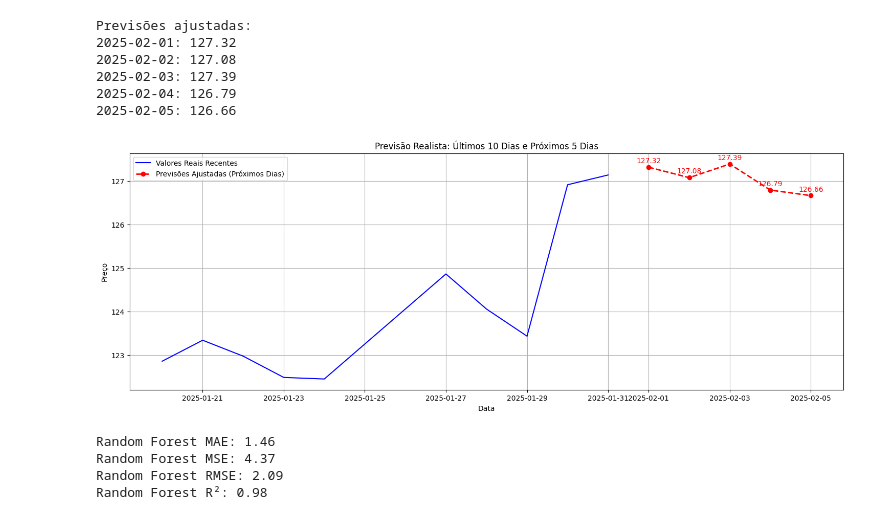
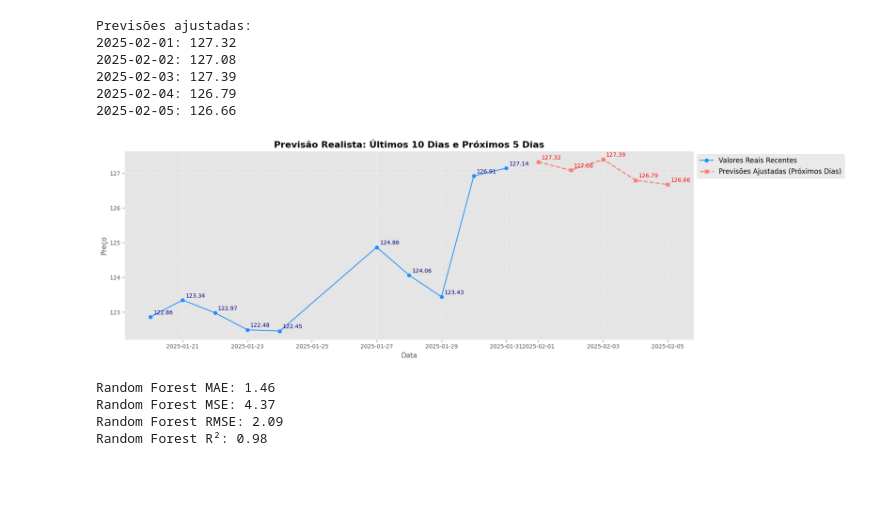
Before and after one commit to laribar/TechChallenge2, a Jupyter notebook: TechChallenge2.ipynb, the cells around one changed output. Saved outputs shown, nothing was run; the diff lists cells and outputs as text; code cells hidden in the pictures; blank space fills up the shorter version.

```diff
--- a/TechChallenge2.ipynb
+++ b/TechChallenge2.ipynb
@@ -534,28 +534,31 @@ Previsões ajustadas:
 2025-02-04: 126.79
 2025-02-05: 126.66
 # %%
-# Configuração do gráfico com previsões ajustadas
+plt.style.use('ggplot')
+
 plt.figure(figsize=(18, 6))
+plt.plot(df.index[-10:], df['Fechamento'][-10:], label='Valores Reais Recentes', color='dodgerblue', marker='o')
+plt.plot(future_features.index, future_predictions_adjusted,
+         label='Previsões Ajustadas (Próximos Dias)', color='salmon', linestyle='--', marker='s', linewidth=2)
 
-# Últimos 10 dias de dados reais
-plt.plot(df.index[-10:], df['Fechamento'][-10:], label='Valores Reais Recentes', color='blue')
+# Adicionar rótulos aos valores reais
+for date, value in zip(df.index[-10:], df['Fechamento'][-10:]):
+    plt.annotate(f'{value:.2f}', xy=(date, value), xytext=(5, 5),
+                 textcoords='offset points', fontsize=10, color='navy')
 
-# Previsões futuras ajustadas
-plt.plot(future_features.index, future_predictions_adjusted,
-         label='Previsões Ajustadas (Próximos Dias)', color='red', linestyle='--', marker='o', linewidth=2)
+# Adicionar rótulos às previsões futuras
 for date, prediction in zip(future_features.index, future_predictions_adjusted):
-    plt.text(date, prediction + 0.1, f'{prediction:.2f}', fontsize=10, ha='center', color='red')
+    plt.annotate(f'{prediction:.2f}', xy=(date, prediction), xytext=(5, 5),
+                 textcoords='offset points', fontsize=10, color='red')
 
-# Configurações de legendas e grid
-plt.title('Previsão Realista: Últimos 10 Dias e Próximos 5 Dias')
-plt.xlabel('Data')
-plt.ylabel('Preço')
-plt.legend()
-plt.grid(True)
-
+plt.title('Previsão Realista: Últimos 10 Dias e Próximos 5 Dias', fontsize=16, fontweight='bold')
+plt.xlabel('Data', fontsize=12)
+plt.ylabel('Preço', fontsize=12)
+plt.legend(loc='upper left', bbox_to_anchor=(1, 1), fontsize=12)
+plt.grid(visible=True, linestyle='--', alpha=0.7)
 plt.show()
 # %% [output]
-[figure, old version]
+[figure, new version]
 # %%
 # Calcule métricas mais detalhadas
 rf_mae = mean_absolute_error(y_test, rf_predictions)
```
